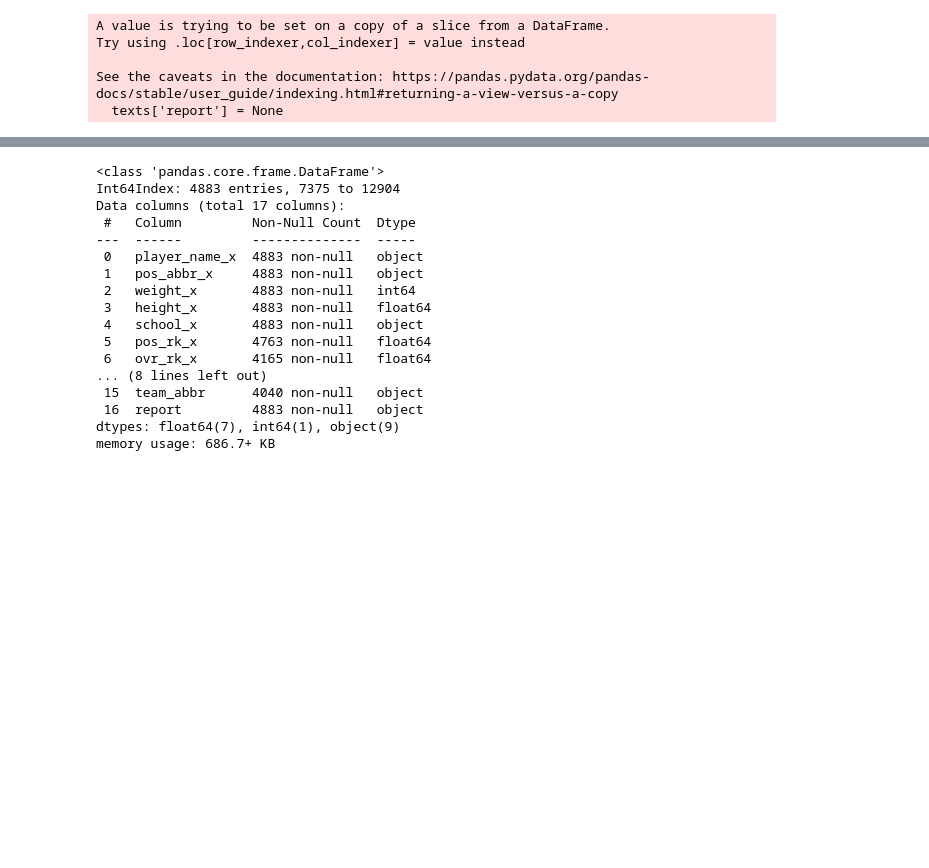
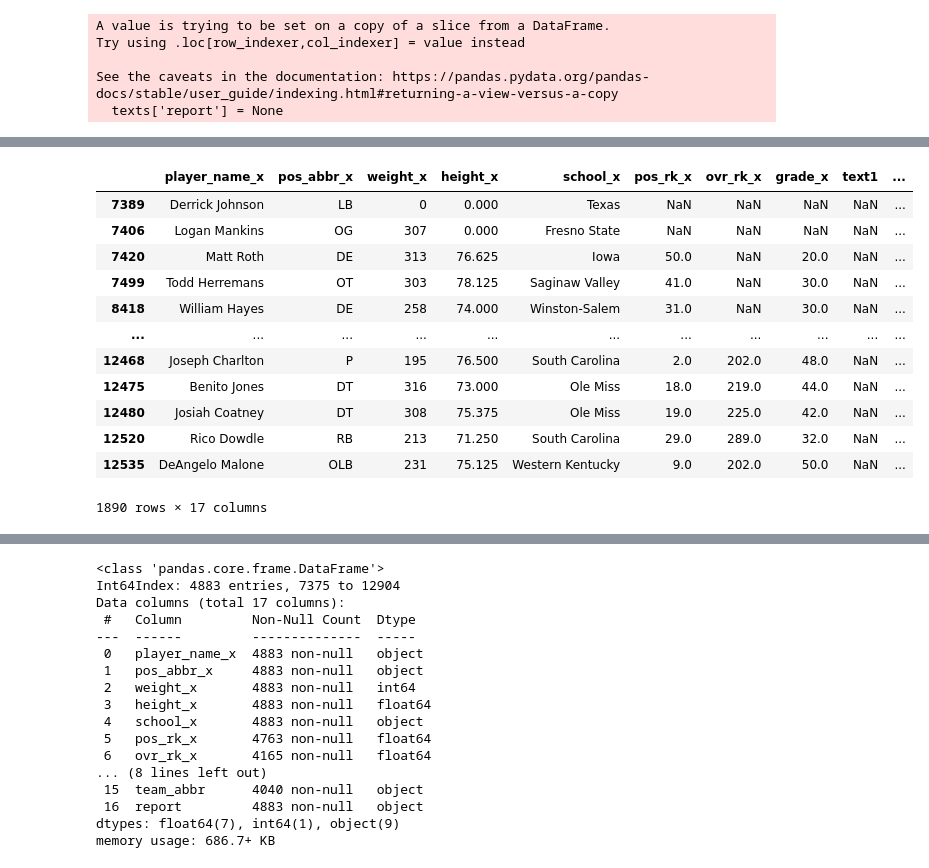
Before and after one commit to jpalgon/Draft_Scouting, a Jupyter notebook: Data Cleaning.ipynb, the cells around one changed output, grey strips where cells are left out. Saved outputs shown, nothing was run; the diff lists cells and outputs as text; code cells hidden in the pictures; blank space fills up the shorter version.

Commit message:
started web scraping new reports

```diff
--- a/Data Cleaning.ipynb
+++ b/Data Cleaning.ipynb
@@ -61,4 +61,22 @@ Data columns (total 17 columns):
 dtypes: float64(7), int64(1), object(9)
 memory usage: 686.7+ KB
 # %%
-texts.loc[(texts.text1.notna())&(texts.text2.isna()),'report'] = texts.loc[(texts.text1.notna())&(texts.text2.isna())].text1
+texts.loc[(texts.text1.notna()),'report'] = texts.loc[(texts.text1.notna())].text1
+# %%
+texts.loc[(texts.text4.notna())&(texts.text1.isna()),'report'] = texts.loc[(texts.text4.notna())&(texts.text1.isna())].text4
+# %%
+texts.loc[(texts.report.isna())&(texts.text1.isna())] #= texts.loc[(texts.text4.notna())&(texts.text1.isna())].text2
+# %% [output]
+|  | player_name_x | pos_abbr_x | weight_x | height_x | school_x | pos_rk_x | ovr_rk_x | grade_x | text1 | ... |
+| 7389 | Derrick Johnson | LB | 0 | 0.000 | Texas | NaN | NaN | NaN | NaN | ... |
+| 7406 | Logan Mankins | OG | 307 | 0.000 | Fresno State | NaN | NaN | NaN | NaN | ... |
+| 7420 | Matt Roth | DE | 313 | 76.625 | Iowa | 50.0 | NaN | 20.0 | NaN | ... |
+| 7499 | Todd Herremans | OT | 303 | 78.125 | Saginaw Valley | 41.0 | NaN | 30.0 | NaN | ... |
+| 8418 | William Hayes | DE | 258 | 74.000 | Winston-Salem | 31.0 | NaN | 30.0 | NaN | ... |
+| ... | ... | ... | ... | ... | ... | ... | ... | ... | ... | ... |
+| 12468 | Joseph Charlton | P | 195 | 76.500 | South Carolina | 2.0 | 202.0 | 48.0 | NaN | ... |
+| 12475 | Benito Jones | DT | 316 | 73.000 | Ole Miss | 18.0 | 219.0 | 44.0 | NaN | ... |
+| 12480 | Josiah Coatney | DT | 308 | 75.375 | Ole Miss | 19.0 | 225.0 | 42.0 | NaN | ... |
+| 12520 | Rico Dowdle | RB | 213 | 71.250 | South Carolina | 29.0 | 289.0 | 32.0 | NaN | ... |
+| 12535 | DeAngelo Malone | OLB | 231 | 75.125 | Western Kentucky | 9.0 | 202.0 | 50.0 | NaN | ... |
+1890 rows × 17 columns
```
Also changed, not shown: parts of 3 cells of this notebook, 3 other files.
